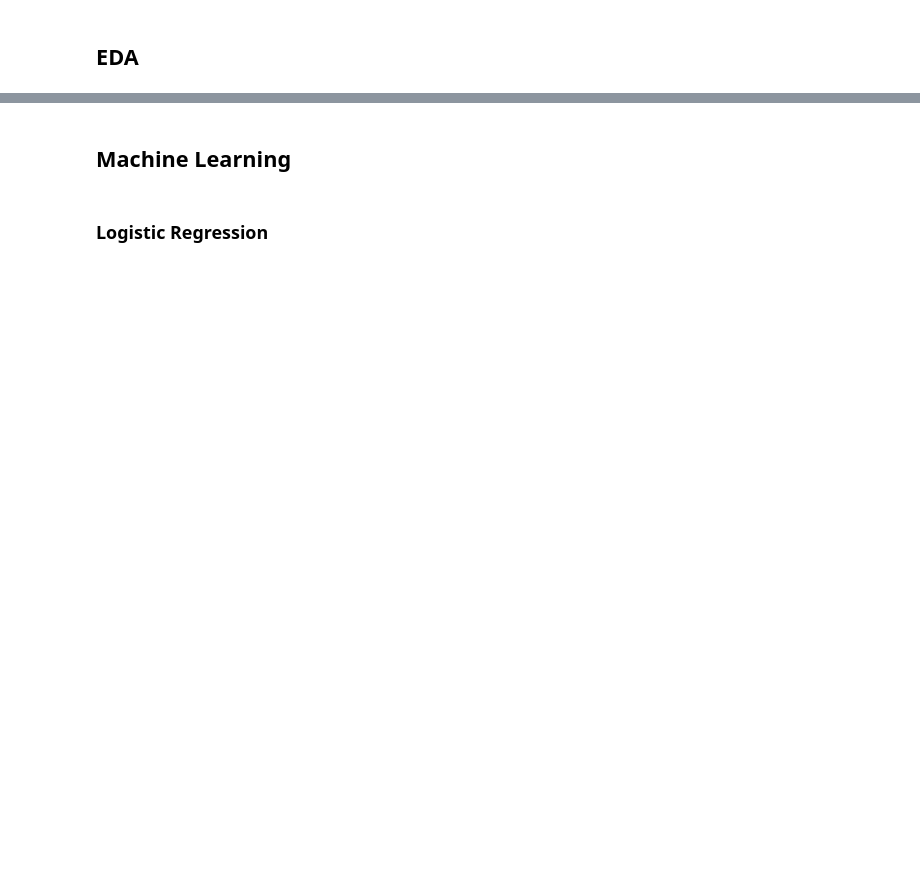
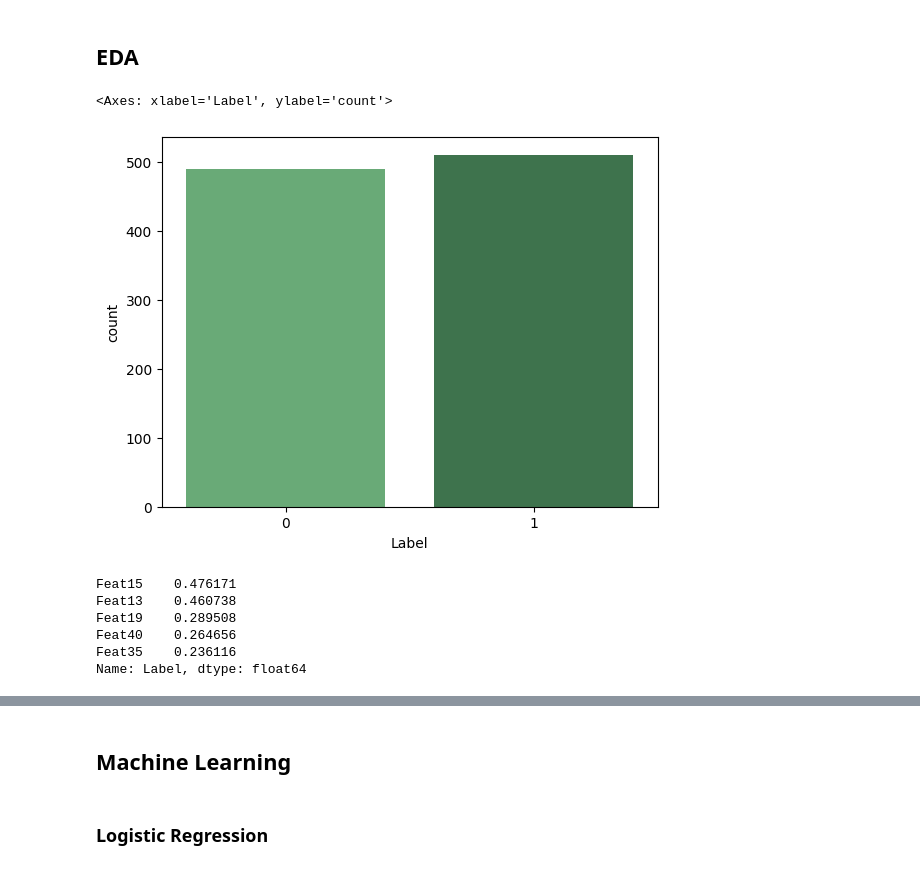
Before and after one commit to H4TT1/kaggle, a Jupyter notebook: datascience-london/ml-on-data-science-london.ipynb, the cells around one changed output, grey strips where cells are left out. Saved outputs shown, nothing was run; the diff lists cells and outputs as text; code cells hidden in the pictures; blank space fills up the shorter version.

```diff
--- a/datascience-london/ml-on-data-science-london.ipynb
+++ b/datascience-london/ml-on-data-science-london.ipynb
@@ -9,10 +9,10 @@ import seaborn as sns
 import warnings
 warnings.filterwarnings('ignore')
 # %%
-train=pd.read_csv('/kaggle/input/data-science-london-scikit-learn/train.csv',header=None)
-test=pd.read_csv('/kaggle/input/data-science-london-scikit-learn/test.csv',header=None)
-train_labels=pd.read_csv('/kaggle/input/data-science-london-scikit-learn/trainLabels.csv',header=None)
-train.columns=['Col'+str(i) for i in range(1,train.shape[1]+1)]
-test.columns=['Col'+str(i) for i in range(1,train.shape[1]+1)]
+train=pd.read_csv('data/train.csv',header=None)
+test=pd.read_csv('data/test.csv',header=None)
+train_labels=pd.read_csv('data/trainLabels.csv',header=None)
+train.columns=['Feat'+str(i) for i in range(1,train.shape[1]+1)]
+test.Featumns=['Feat'+str(i) for i in range(1,train.shape[1]+1)]
 train['Label']=train_labels
 train
@@ -23,7 +66,17 @@ train.describe()
 # %% [markdown]
 ## EDA
 # %%
-sns.countplot(data=train,x='Label',palette='viridis')
+sns.countplot(data=train,x='Label',palette='Greens_d')
+# %% [output]
+<Axes: xlabel='Label', ylabel='count'>
+[figure, added]
 # %%
 train.corr()['Label'].sort_values(ascending=False).iloc[1:].head()
+# %% [output]
+Feat15    0.476171
+Feat13    0.460738
+Feat19    0.289508
+Feat40    0.264656
+Feat35    0.236116
+Name: Label, dtype: float64
 # %%
```
Also changed, not shown: parts of 22 cells of this notebook.
